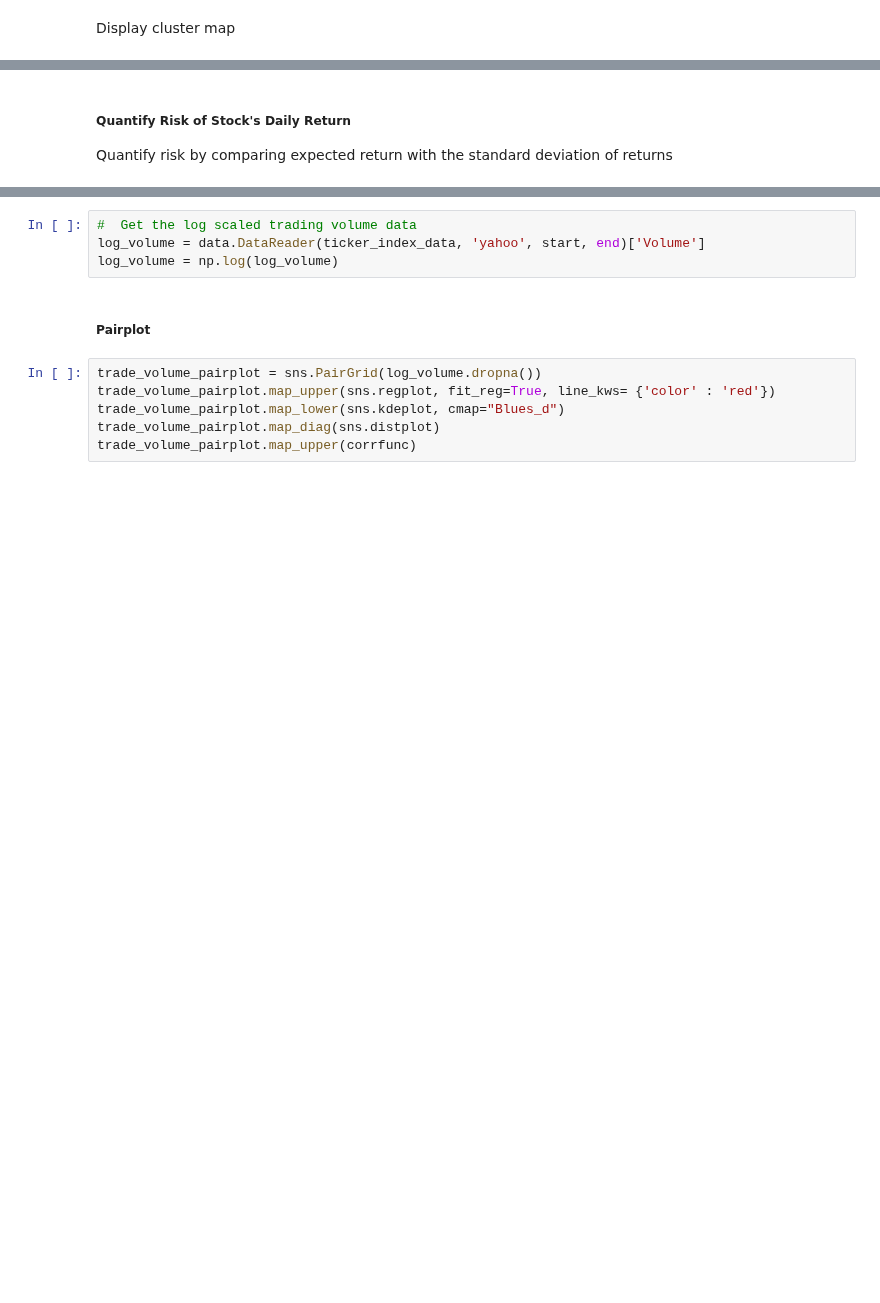
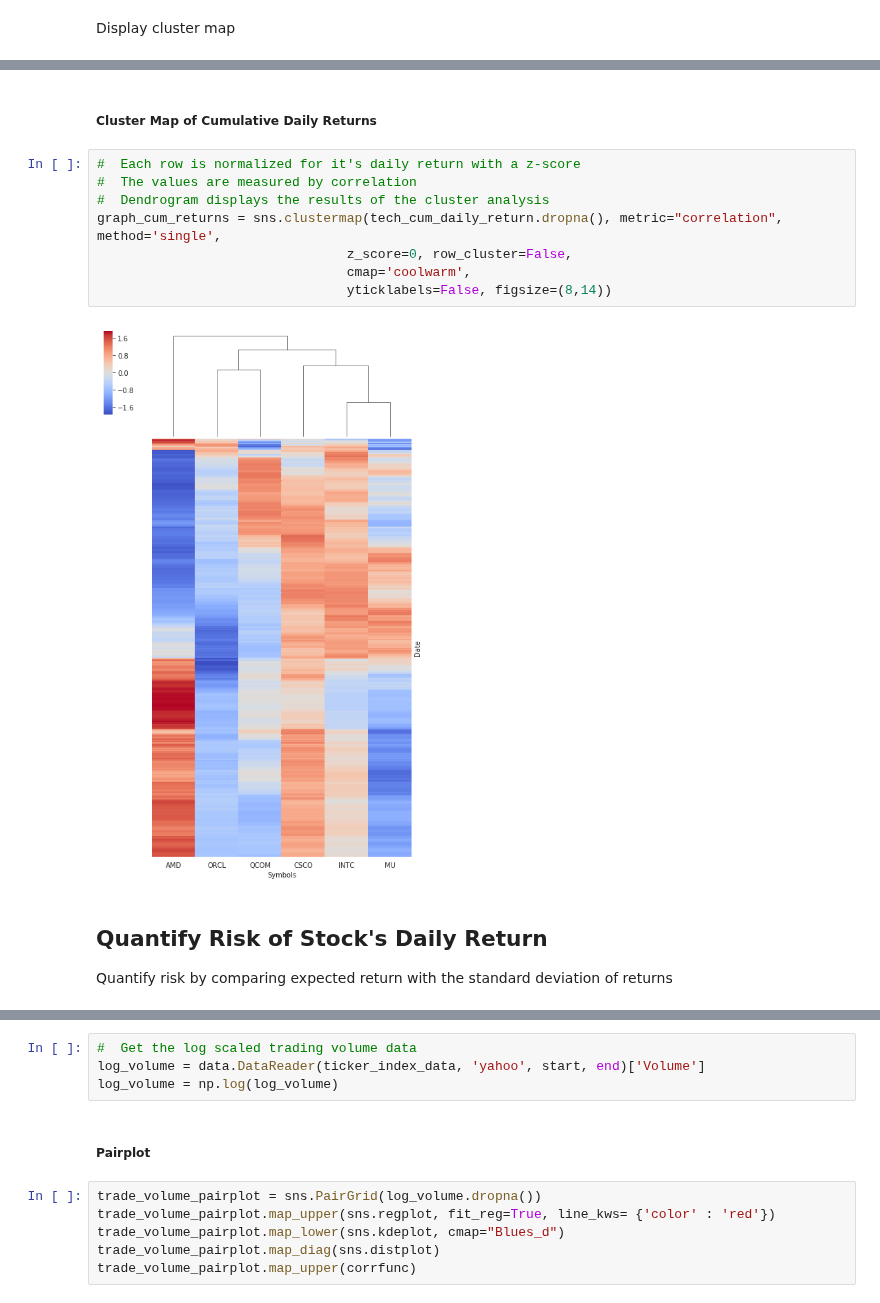
Before and after one commit to TrevorMcDougald/CS4315, a Jupyter notebook: Selecting the Predictive Dataset.ipynb, the cells around one changed output, grey strips where cells are left out. Drawn from its saved outputs; the diff is of its cells as text; blank space fills up the shorter version.

```diff
--- a/Selecting the Predictive Dataset.ipynb
+++ b/Selecting the Predictive Dataset.ipynb
@@ -163,4 +233,16 @@ graph_returns = sns.clustermap(tech_month_returns.dropna(), metric="correlation"
+# %% [markdown]
+##### Cluster Map of Cumulative Daily Returns
+# %%
+#  Each row is normalized for it's daily return with a z-score
+#  The values are measured by correlation
+#  Dendrogram displays the results of the cluster analysis
+graph_cum_returns = sns.clustermap(tech_cum_daily_return.dropna(), metric="correlation", method='single',
+                                z_score=0, row_cluster=False,
+                                cmap='coolwarm',
+                                yticklabels=False, figsize=(8,14))
+# %% [output]
+[figure, added]
 # %% [markdown]
-##### Quantify Risk of Stock's Daily Return
+## Quantify Risk of Stock's Daily Return
 Quantify risk by comparing expected return with the standard deviation of returns
 # %%
```
Also changed, not shown: parts of 34 cells of this notebook, 1 other file.
